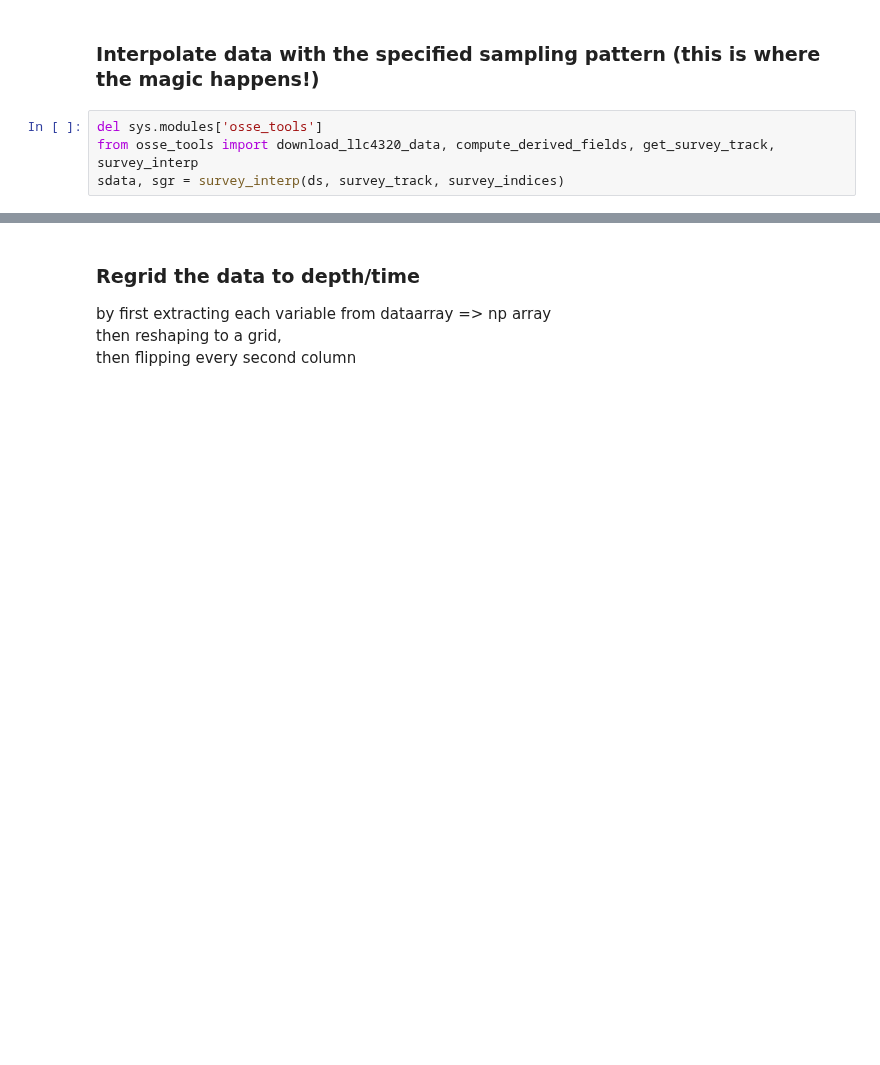
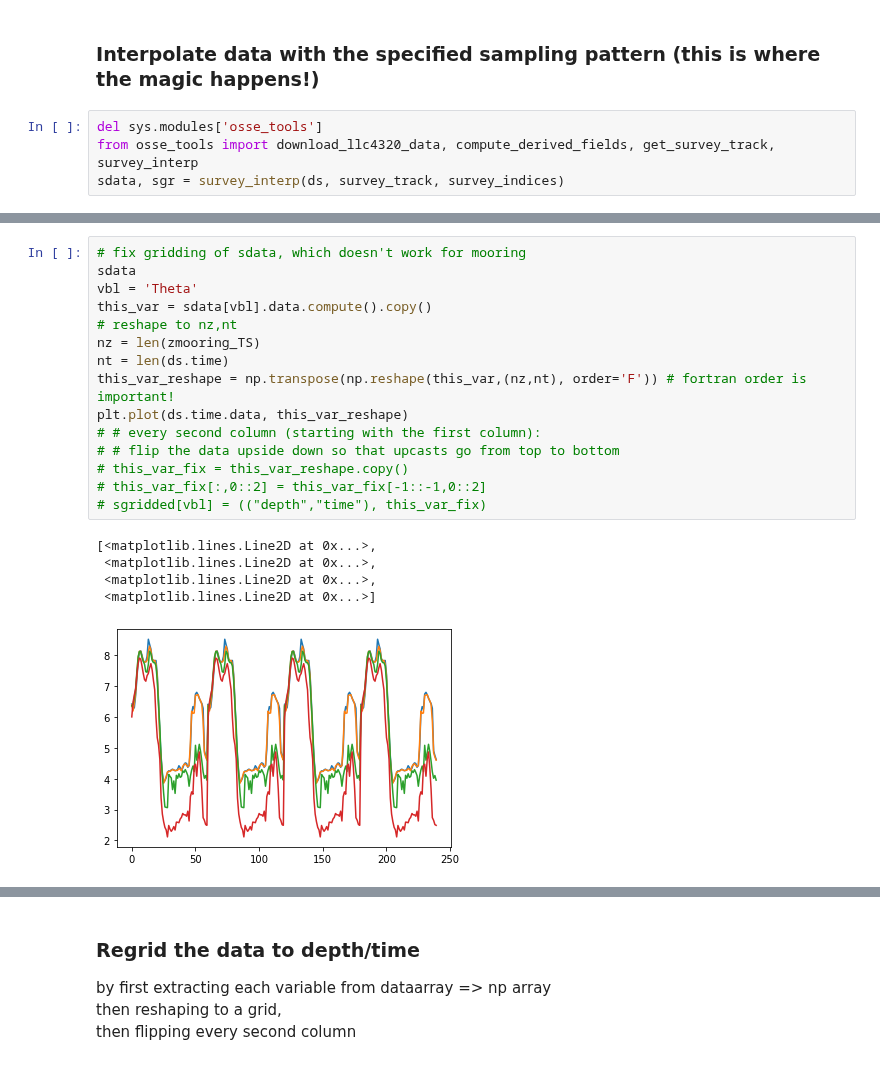
Before and after one commit to kdrushka/model-subsampling, a Jupyter notebook: testing/osse_code.ipynb, the cells around one changed output, grey strips where cells are left out. Drawn from its saved outputs; the diff is of its cells as text; blank space fills up the shorter version.

```diff
--- a/testing/osse_code.ipynb
+++ b/testing/osse_code.ipynb
@@ -146,0 +190,21 @@ sdata, sgr = survey_interp(ds, survey_track, survey_indices)
+# %%
+# fix gridding of sdata, which doesn't work for mooring
+sdata
+vbl = 'Theta'
+this_var = sdata[vbl].data.compute().copy()
+# reshape to nz,nt
+nz = len(zmooring_TS)
+nt = len(ds.time)
+this_var_reshape = np.transpose(np.reshape(this_var,(nz,nt), order='F')) # fortran order is important!
+plt.plot(ds.time.data, this_var_reshape)
+# # every second column (starting with the first column):
+# # flip the data upside down so that upcasts go from top to bottom
+# this_var_fix = this_var_reshape.copy()
+# this_var_fix[:,0::2] = this_var_fix[-1::-1,0::2]
+# sgridded[vbl] = (("depth","time"), this_var_fix)
+# %% [output]
+[<matplotlib.lines.Line2D at 0x...>,
+ <matplotlib.lines.Line2D at 0x...>,
+ <matplotlib.lines.Line2D at 0x...>,
+ <matplotlib.lines.Line2D at 0x...>]
+[figure, added]
```
Also changed, not shown: parts of 24 cells of this notebook, 1 other file.
